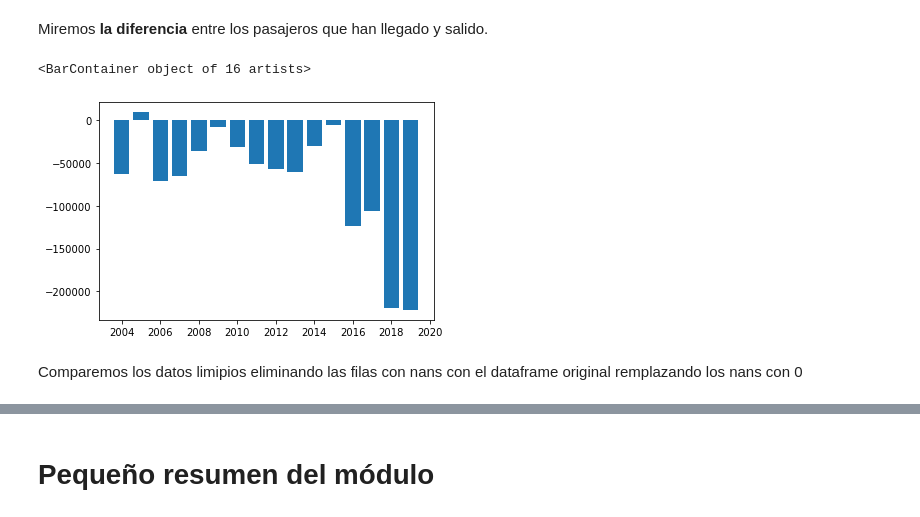
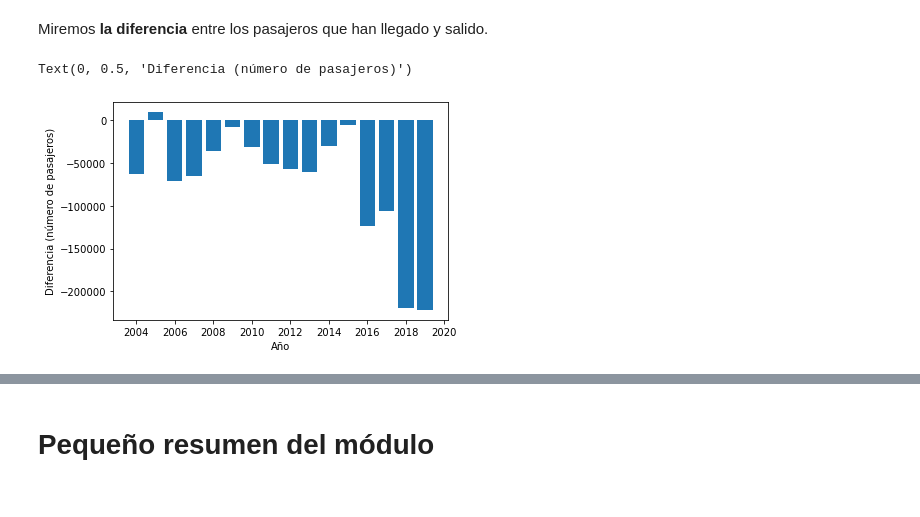
Before and after one commit to el-uniandino/periodismo_datos_101, a Jupyter notebook: mod1/mod1_pres.ipynb, the cells around one changed output, grey strips where cells are left out. Saved outputs shown, nothing was run; the diff lists cells and outputs as text; code cells hidden in the pictures.

```diff
--- a/mod1/mod1_pres.ipynb
+++ b/mod1/mod1_pres.ipynb
@@ -590,19 +586,20 @@ Text(0, 0.5, 'Número de pasajeros')
 # %% [markdown]
 Miremos **la diferencia** entre los pasajeros que han llegado y salido.
 # %%
+# diferencias
 colsSalidos = list(filter(lambda x: 'Pasajeros Salidos' in x, columnasConNumeros))
 colsLlegados = list(filter(lambda x: 'Pasajeros Llegados' in x, columnasConNumeros))
 anios = [2019-i for i in range(16)]
 
 diferencias = []
 
 for i in range(len(colsSalidos)):
     dif = datosLimpios[colsLlegados[i]].sum() - datosLimpios[colsSalidos[i]].sum()
     diferencias.append(dif)
 
 plt.bar(anios,diferencias)
+plt.xlabel('Año')
+plt.ylabel('Diferencia (número de pasajeros)')
 # %% [output]
-<BarContainer object of 16 artists>
+Text(0, 0.5, 'Diferencia (número de pasajeros)')
-[figure, old version]
+[figure, new version]
-# %% [markdown]
-Comparemos los datos limipios eliminando las filas con nans con el dataframe original remplazando los nans con 0
```
Also changed, not shown: parts of 7 cells of this notebook.
